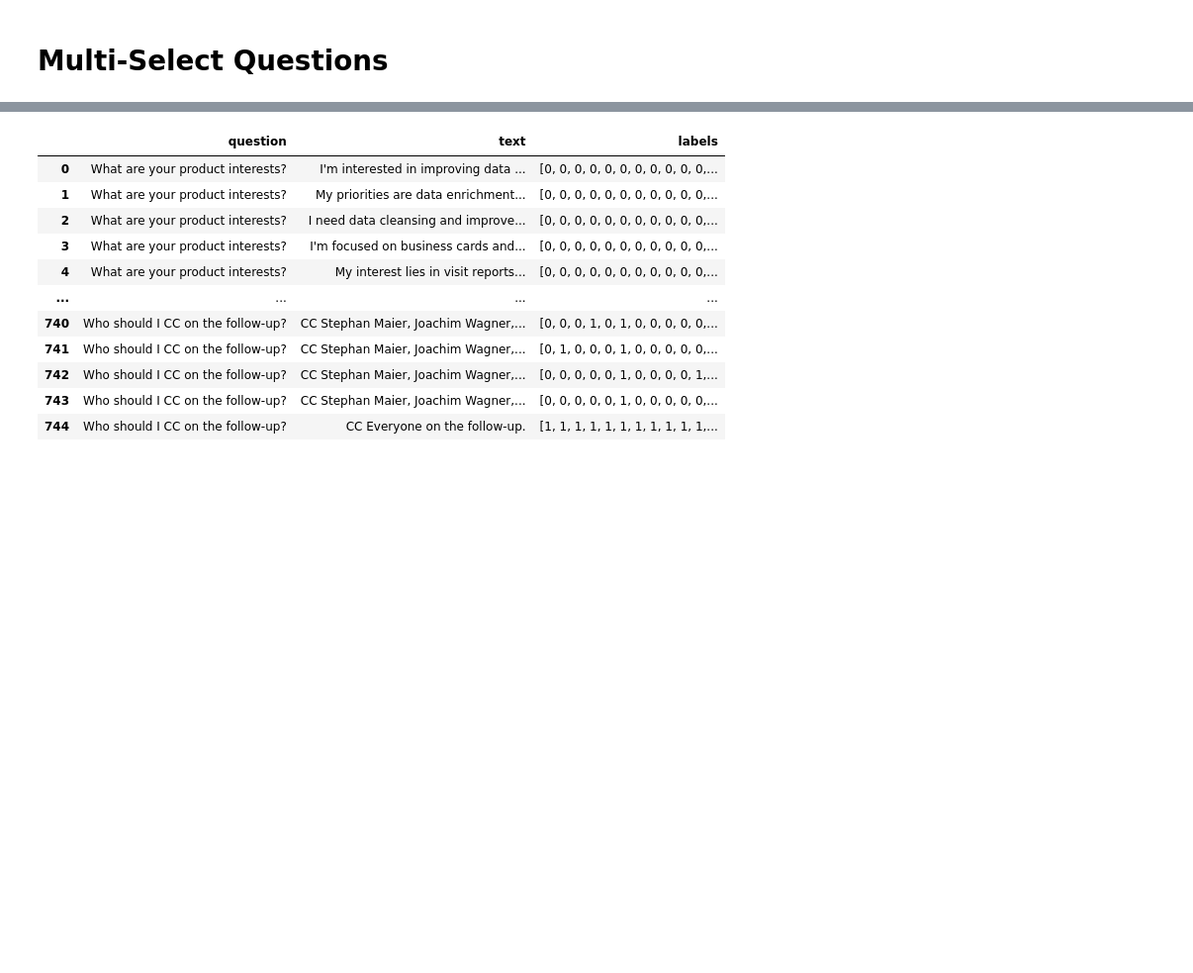
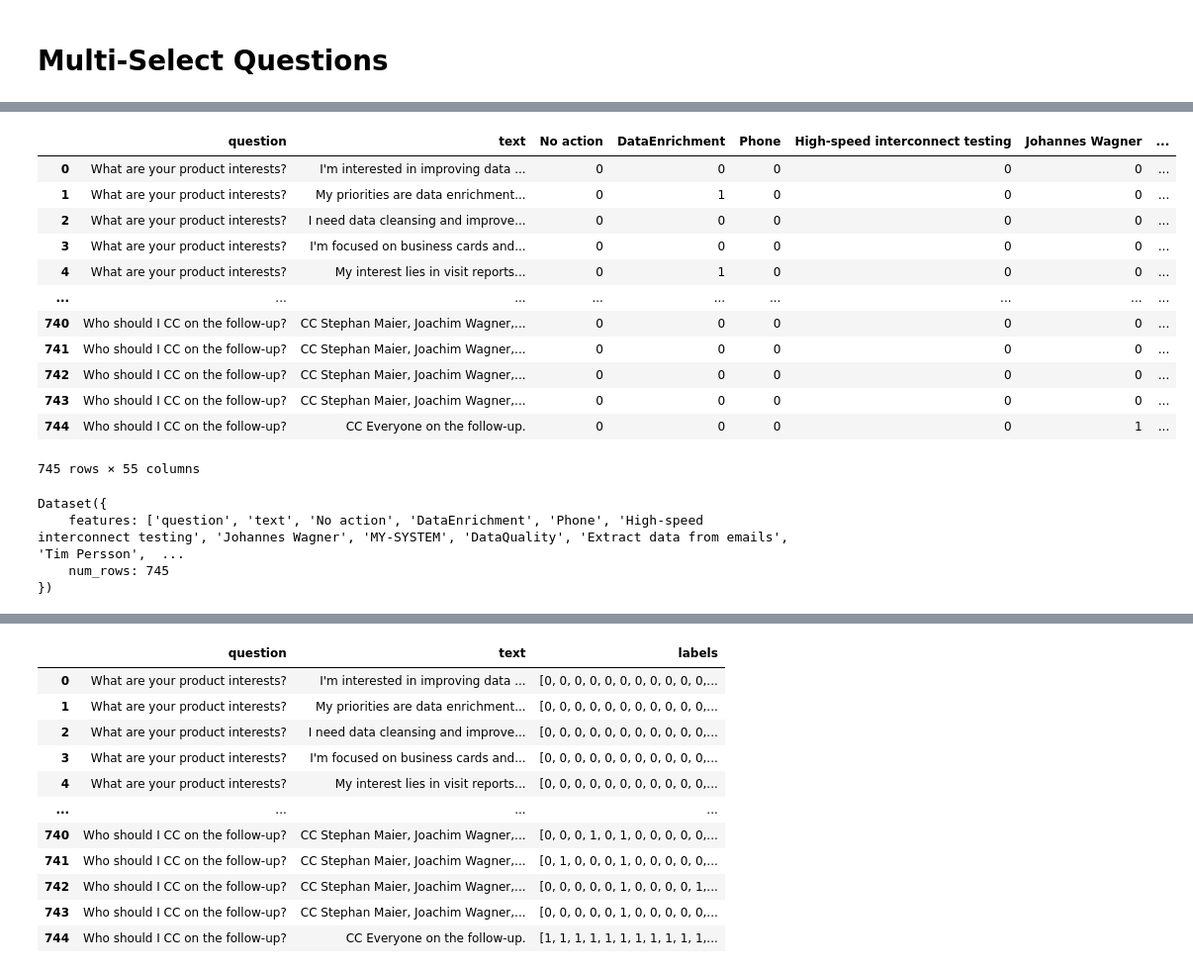
Before and after one commit to Michel-p16/PDS-Project, a Jupyter notebook: capstone.ipynb, the cells around one changed output, grey strips where cells are left out. Shown at 99% size. Drawn from its saved outputs; the diff is of its cells as text; code cells hidden in the pictures; blank space fills up the shorter version.

```diff
--- a/capstone.ipynb
+++ b/capstone.ipynb
@@ -378,0 +379,36 @@ No charts were generated by quickchart
+# %%
+# Strip extra spaces and quotation marks from labels
+df_multi_select['labels'] = df_multi_select['labels'].apply(lambda x: [label.strip().strip('\'') for label in x])
+
+# List of all unique labels
+all_labels = set(label for sublist in df_multi_select['labels'] for label in sublist)
+
+# Initialize new columns for each label
+for label in all_labels:
+    df_multi_select[label] = df_multi_select['labels'].apply(lambda x: 1 if label in x else 0)
+
+# Drop the 'labels' column as it is no longer needed
+df_multi_select = df_multi_select.drop(columns=['labels'])
+
+
+# Create a dictionary that maps labels to integers
+label_to_int = {label: idx for idx, label in enumerate(all_labels)}
+
+# Create a dictionary that maps integers back to labels
+int_to_label = {idx: label for idx, label in enumerate(all_labels)}
+# %%
+df_multi_select
+# %% [output]
+|  | question | text | No action | DataEnrichment | Phone | High-speed interconnect testing | Johannes Wagner | ... |
+| 0 | What are your product interests? | I'm interested in improving data ... | 0 | 0 | 0 | 0 | 0 | ... |
+| 1 | What are your product interests? | My priorities are data enrichment... | 0 | 1 | 0 | 0 | 0 | ... |
+| 2 | What are your product interests? | I need data cleansing and improve... | 0 | 0 | 0 | 0 | 0 | ... |
+| 3 | What are your product interests? | I'm focused on business cards and... | 0 | 0 | 0 | 0 | 0 | ... |
+| 4 | What are your product interests? | My interest lies in visit reports... | 0 | 1 | 0 | 0 | 0 | ... |
+| ... | ... | ... | ... | ... | ... | ... | ... | ... |
+| 740 | Who should I CC on the follow-up? | CC Stephan Maier, Joachim Wagner,... | 0 | 0 | 0 | 0 | 0 | ... |
+| 741 | Who should I CC on the follow-up? | CC Stephan Maier, Joachim Wagner,... | 0 | 0 | 0 | 0 | 0 | ... |
+| 742 | Who should I CC on the follow-up? | CC Stephan Maier, Joachim Wagner,... | 0 | 0 | 0 | 0 | 0 | ... |
+| 743 | Who should I CC on the follow-up? | CC Stephan Maier, Joachim Wagner,... | 0 | 0 | 0 | 0 | 0 | ... |
+| 744 | Who should I CC on the follow-up? | CC Everyone on the follow-up. | 0 | 0 | 0 | 0 | 1 | ... |
+745 rows × 55 columns
@@ -378,0 +420,8 @@ No charts were generated by quickchart
+# %%
+dataset_df_multi_select = Dataset.from_pandas(df_multi_select)
+dataset_df_multi_select
+# %% [output]
+Dataset({
+    features: ['question', 'text', 'No action', 'DataEnrichment', 'Phone', 'High-speed interconnect testing', 'Johannes Wagner', 'MY-SYSTEM', 'DataQuality', 'Extract data from emails', 'Tim Persson',  ...
+    num_rows: 745
+})
```
Also changed, not shown: parts of 21 cells of this notebook.
